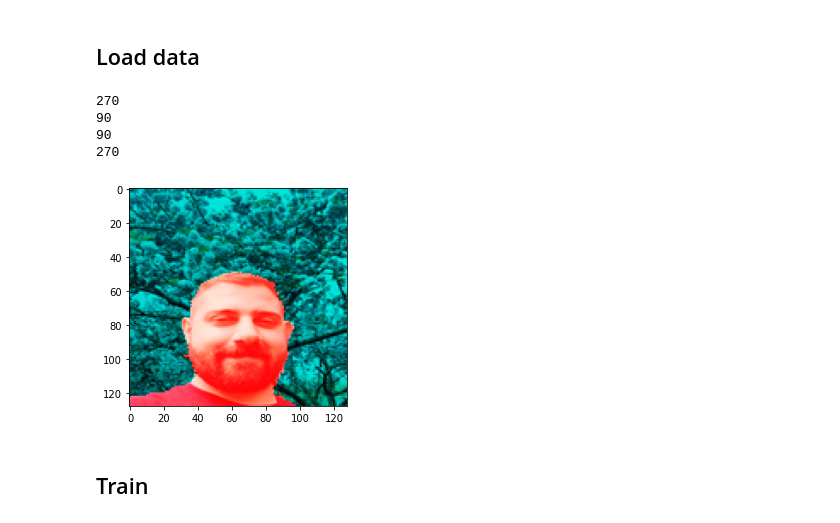
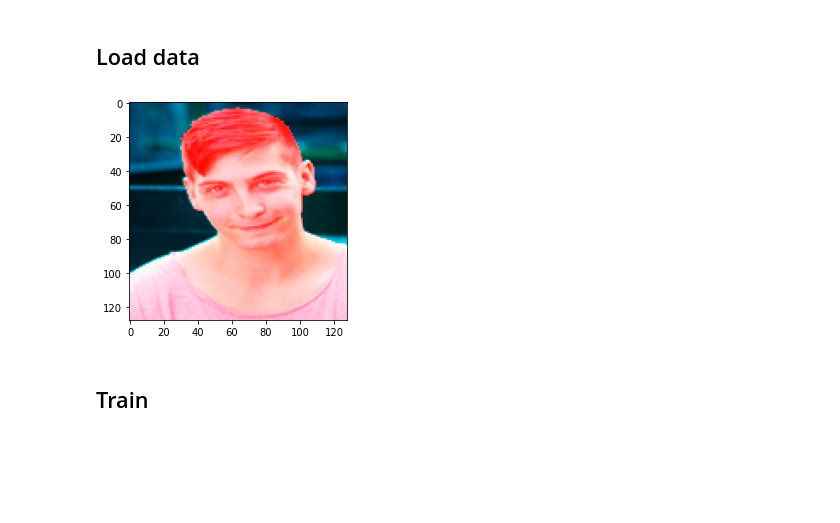
Before and after one commit to annkamsk/ASD-problems, a Jupyter notebook: Ass2.ipynb, the cells around one changed output. Drawn from its saved outputs; the diff is of its cells as text; code cells hidden in the pictures; blank space fills up the shorter version.

```diff
--- a/Ass2.ipynb
+++ b/Ass2.ipynb
@@ -132,27 +120,37 @@ class UNet(nn.Module):
 # %%
 class MyDataset(Dataset):
   def __init__(self, data, mask, transform=True):
-    # self.data = torch.from_numpy(data)
     self.data = data
-    # self.target = torch.from_numpy(np.array([self.__encode__(m) for m in mask]))
     self.target = np.array([self.__encode__(m) for m in mask])
     self.N = self.data.shape[0]
-    self.transform = []
-    if transform:
-      self.transform = [self.__ident__, self.__rotate__, self.__horizontal_flip__]
+    self.use_transform = transform
+    self.transform = [self.__ident__, self.__rotate90__, self.__rotate270__, self.__horizontal_flip__]
 
   def __getitem__(self, idx):
     x = self.data[idx % self.N]
     y = self.target[idx % self.N]
 
-    if self.transform:
+    if self.use_transform:
       x, y = self.transform[idx // self.N](x, y)
+    else:
+      x, y = self.__ident__(x, y)
 
     return x, y
 
+  def getitem_rotated(self, idx, angle):
+    x = self.data[idx % self.N]
+    y = self.target[idx % self.N]
+    if angle == 90:
+      return self.transform[1](x, y)
+    return self.transform[2](x, y)
+
+  def getitem_horizontal(self, idx):
+    x = self.data[idx % self.N]
+    y = self.target[idx % self.N]
+    return self.transform[2](x, y)
+
   def __len__(self):
-    N, _, _, _ = self.data.shape
-    return N * len(self.transform)
+    return self.N * len(self.transform) if self.use_transform else self.N
 
   def __encode__(self, mask):
     H, W, _ = mask.shape
@@ -160,10 +158,14 @@ class MyDataset(Dataset):
     target = (mask[:, :, 0] == 255)
     return target.astype(int)
 
-  def __rotate__(self, pic, mask):
+  def __rotate90__(self, pic, mask):
+    return self.__rotate__(pic, mask, 90)
+
+  def __rotate270__(self, pic, mask):
+    return self.__rotate__(pic, mask, 270)
+
+  def __rotate__(self, pic, mask, angle):
     from skimage.transform import rotate
-
-    angle = 90 if random.randint(0,1) % 2 == 0 else 270
 
     for index in range(3):
       channel = pic[:, :, index]
@@ -196,39 +198,34 @@ train_path = '/content/drive/My Drive/MIM/dl_lab/ass2/gsn_img_uint8.npy'
 test_path = '/content/drive/My Drive/MIM/dl_lab/ass2/test_gsn_image.npy'
 train_mask = '/content/drive/My Drive/MIM/dl_lab/ass2/gsn_msk_uint8.npy'
 test_mask_path = '/content/drive/My Drive/MIM/dl_lab/ass2/test_gsn_mask.npy'
 best_model_path = '/content/model.pth'
 
 trains = np.load(train_path)
 masks = np.load(train_mask)
 tests = np.load(test_path)
 test_masks = np.load(test_mask_path)
 
-train_dataset = MyDataset(trains, masks)
+train_dataset = MyDataset(trains, masks, False)
 test_dataset = MyDataset(tests, test_masks, False)
 trainloader = DataLoader(train_dataset,
                          batch_size=Params.bs,
                          shuffle=True,
                          pin_memory=torch.cuda.is_available(),
                          num_workers=Params.num_workers)
-
 testloader = DataLoader(test_dataset,
                         batch_size=Params.bs,
                         shuffle=False,
                         pin_memory=torch.cuda.is_available(),
                         num_workers=Params.num_workers)
 
 def imshow(img, target):
   img[:,:,0] = 255 * target
   plt.imshow(img)
   plt.show()
 
 images, targets = iter(trainloader).next()
 imshow(images[0], targets[0])
 # %% [output]
-270
-90
-90
-270
-[figure, old version]
+[figure, new version]
 # %% [markdown]
 ## Train
```
Also changed, not shown: parts of 7 cells of this notebook.
